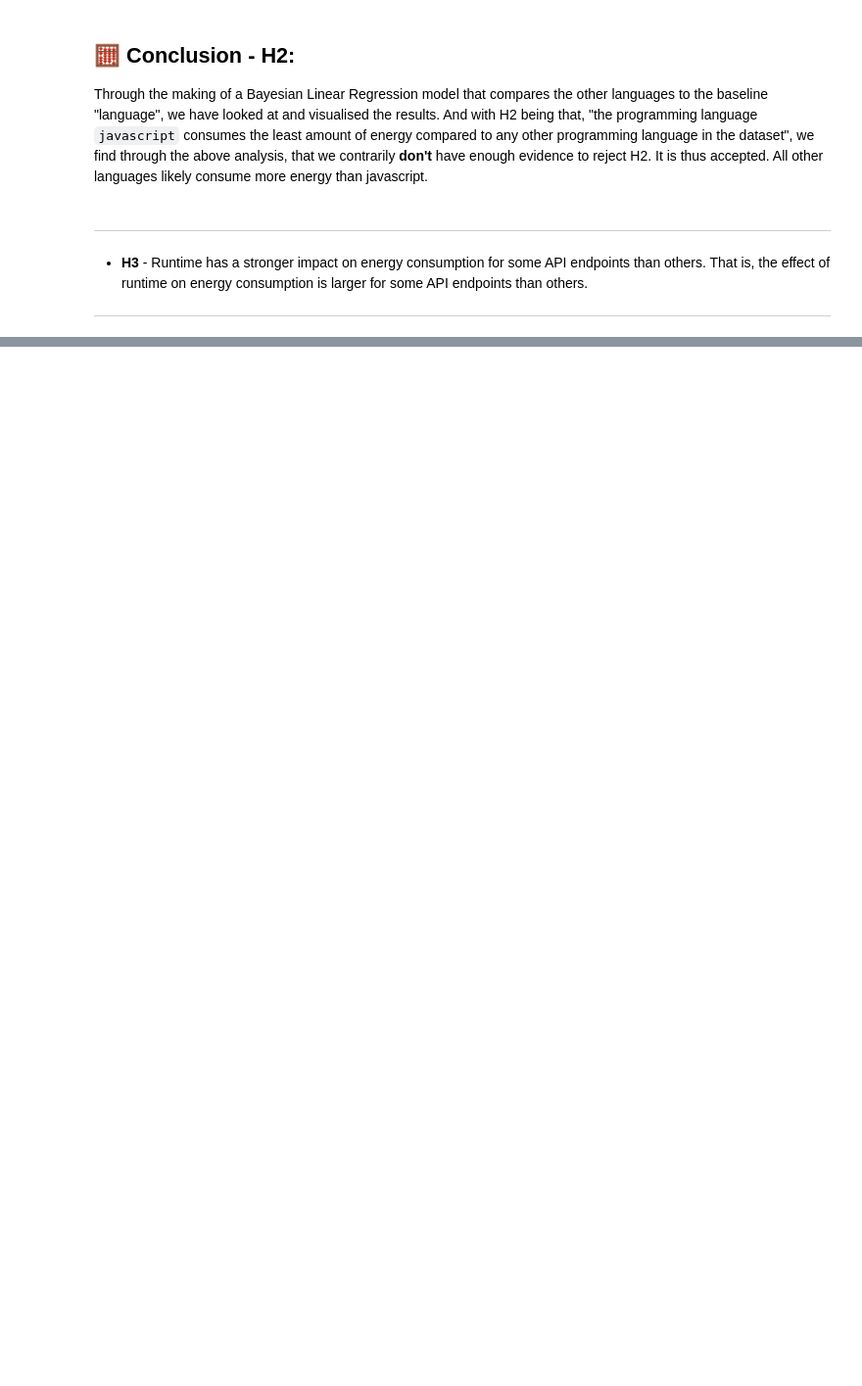
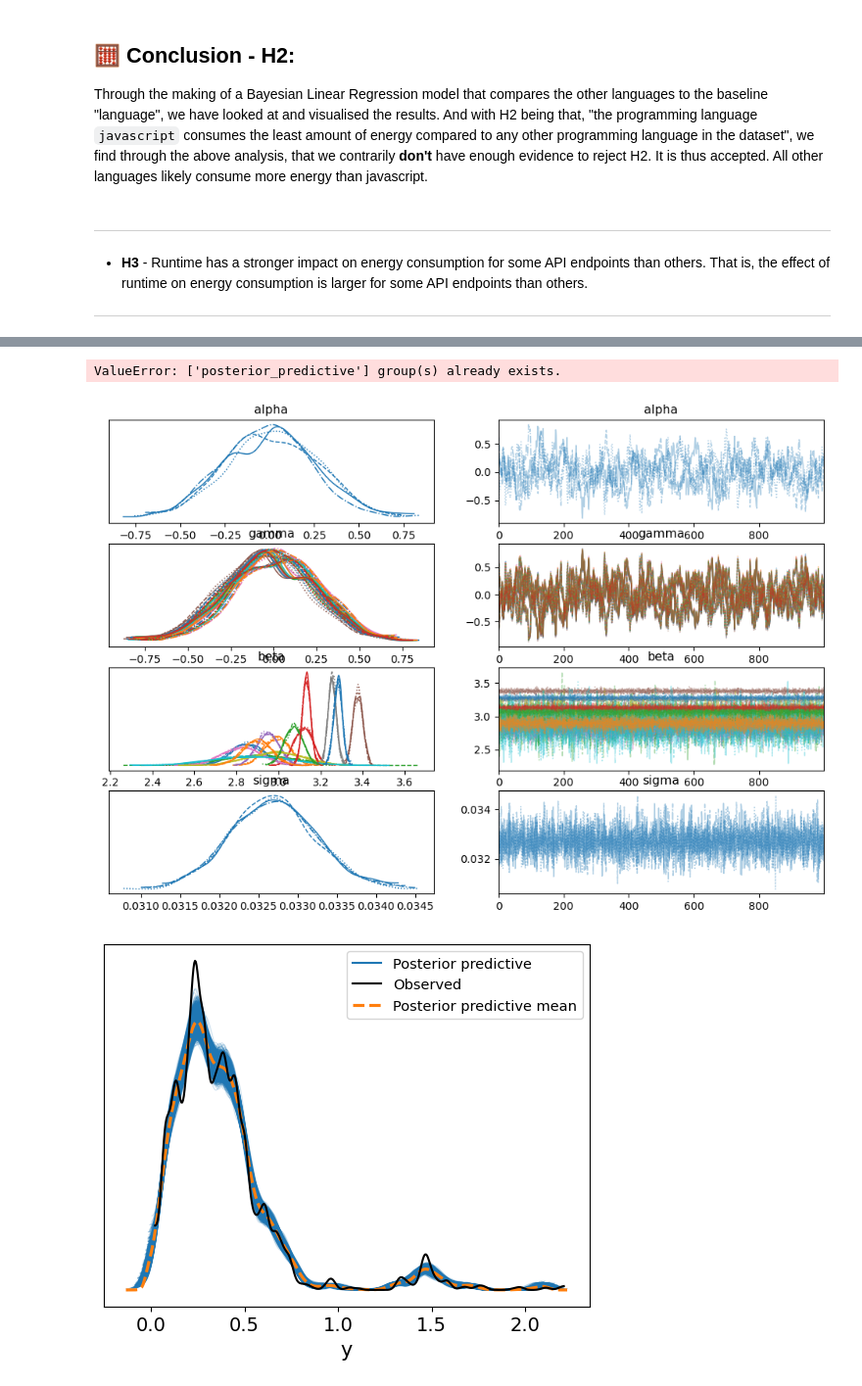
Before and after one commit to sanderengel/prpro_exam_2025, a Jupyter notebook: main-question.ipynb, the cells around one changed output, grey strips where cells are left out. Shown at 98% size. Drawn from its saved outputs; the diff is of its cells as text; code cells hidden in the pictures; blank space fills up the shorter version.

```diff
--- a/main-question.ipynb
+++ b/main-question.ipynb
@@ -548,0 +708,16 @@ _________________
+# %%
+# Convert 'endpoint' to categorical
+
+# Ensure the 'endpoint' column is categorical to extract labels
+if not pd.api.types.is_categorical_dtype(df['endpoint']):
+    df['endpoint'] = df['endpoint'].astype('category')
+
+# Assign integer codes to each endpoint for indexing
+endpoint_codes = df['endpoint'].cat.codes
+
+# Save unique endpoints for coordinate labels
+unique_endpoints = df['endpoint'].cat.categories
+
+# Runtime and energy consumption
+runtime = df['runtime'].values
+energy = df['energy_consumption'].values
@@ -548,0 +770,38 @@ _________________
+# %%
+# ## Step 6: Diagnostics and Plots
+az.plot_trace(trace_h3, var_names=["alpha", "gamma", "beta", "sigma"])
+az.summary(trace_h3, var_names=["alpha", "gamma", "beta", "sigma"])
+az.plot_ppc(ppc_h3)
+
+
+trace_h3.add_groups(posterior_predictive=ppc_h3.posterior_predictive)
+az.plot_ppc(trace_h3)
+
+
+
+# ## Step 7: Counterfactual Analysis
+import numpy as np
+import matplotlib.pyplot as plt
+
+large_runtime = np.array([runtime.max() * 2])  # exaggerated runtime
+endpoint_idxs = np.arange(len(unique_endpoints))
+
+with model_h3:
+    pm.set_data({"runtime": np.repeat(large_runtime, len(endpoint_idxs)),
+                 "endpoint_idx": endpoint_idxs})
+    counterfactual_predictions = pm.sample_posterior_predictive(trace_h3, var_names=["y"])
+
+# Plot
+plt.figure(figsize=(10, 6))
+for i, endpoint in enumerate(unique_endpoints):
+    y_pred = counterfactual_predictions['y'][:, i]
+    az.plot_posterior(y_pred, label=endpoint)
+
+plt.legend(title="Endpoint")
+plt.title("Counterfactual Energy Predictions at Large Runtime")
+plt.xlabel("Predicted Energy Consumption (Joules)")
+plt.show()
+# %% [output]
+ValueError: ['posterior_predictive'] group(s) already exists.
+[figure, added]
+[figure, added]
```
Also changed, not shown: parts of 17 cells of this notebook.
